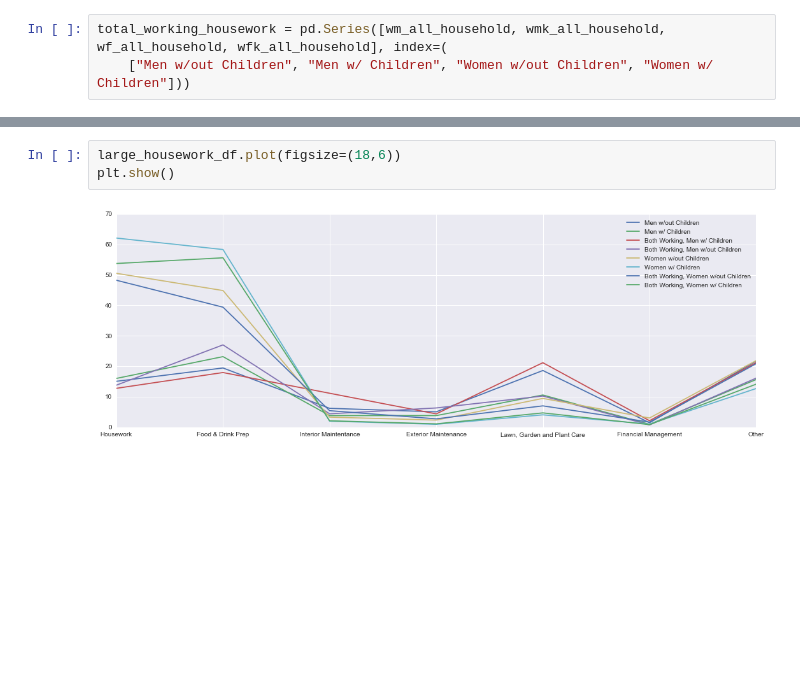
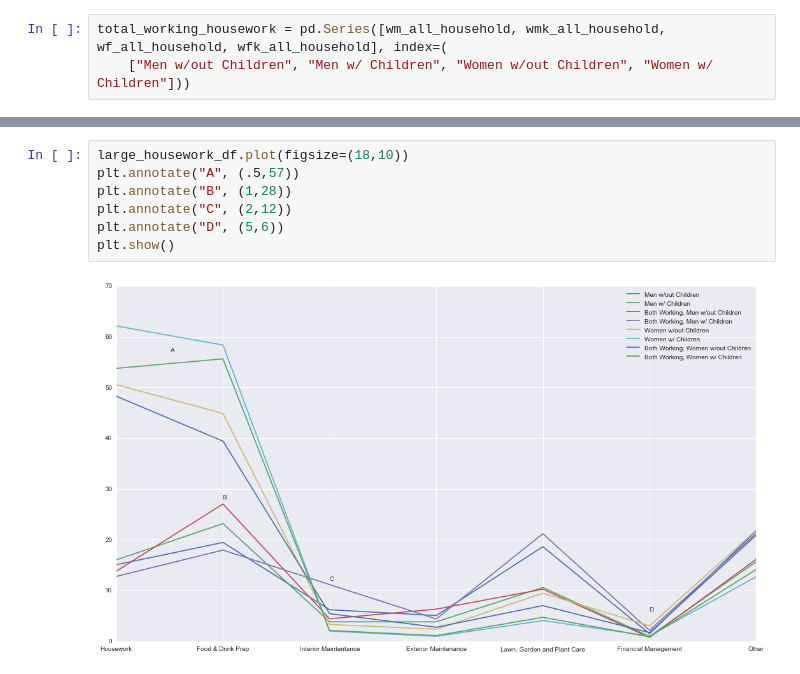
Before and after one commit to tiyd-python-2015-01/atus-analysis, a Jupyter notebook: ATUS_Analysis.ipynb, the cells around one changed output, grey strips where cells are left out. Saved outputs shown, nothing was run; the diff lists cells and outputs as text; blank space fills up the shorter version.

```diff
--- a/ATUS_Analysis.ipynb
+++ b/ATUS_Analysis.ipynb
@@ -240,5 +281,9 @@ plt.show()
-# %%
-large_housework_df.plot(figsize=(18,6))
-plt.show()
-# %% [output]
-[figure, removed]
+# %%
+large_housework_df.plot(figsize=(18,10))
+plt.annotate("A", (.5,57))
+plt.annotate("B", (1,28))
+plt.annotate("C", (2,12))
+plt.annotate("D", (5,6))
+plt.show()
+# %% [output]
+[figure, added]
```
Also changed, not shown: parts of 18 cells of this notebook.
